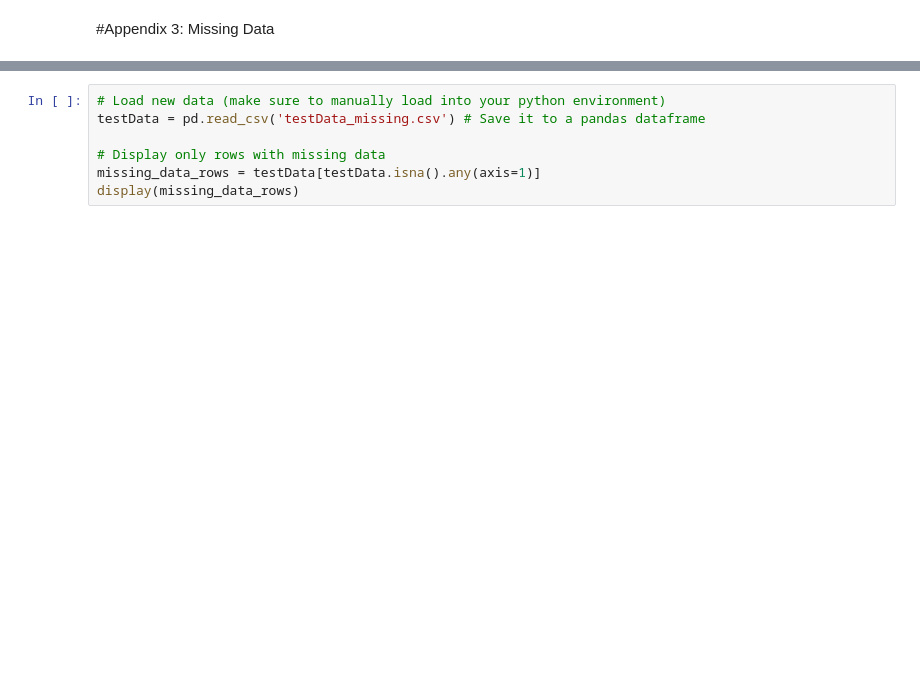
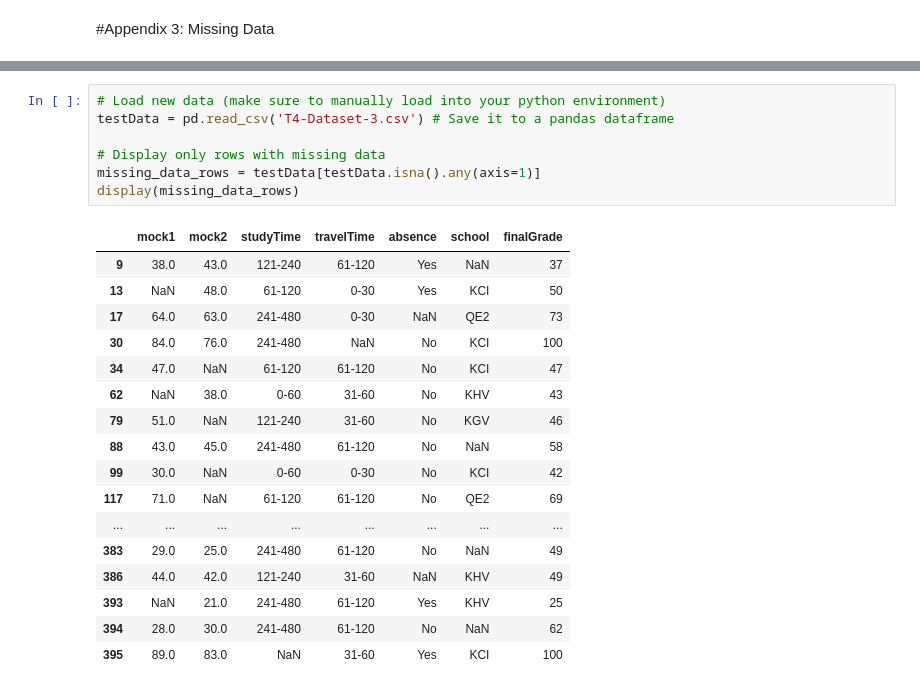
Before and after one commit to muhammedazhar/MSc-DataScience, a Jupyter notebook: COMP1801-ML/Week04/T4-Exercise.ipynb, the cells around one changed output, grey strips where cells are left out. Drawn from its saved outputs; the diff is of its cells as text; blank space fills up the shorter version.

```diff
--- a/COMP1801-ML/Week04/T4-Exercise.ipynb
+++ b/COMP1801-ML/Week04/T4-Exercise.ipynb
@@ -1437,10 +1715,28 @@ Below I have an example of the school test dataset from exercise 1, but with mis
 # %%
 # Load new data (make sure to manually load into your python environment)
-testData = pd.read_csv('testData_missing.csv') # Save it to a pandas dataframe
+testData = pd.read_csv('T4-Dataset-3.csv') # Save it to a pandas dataframe
 
 # Display only rows with missing data
 missing_data_rows = testData[testData.isna().any(axis=1)]
 display(missing_data_rows)
+# %% [output]
+|  | mock1 | mock2 | studyTime | travelTime | absence | school | finalGrade |
+| 9 | 38.0 | 43.0 | 121-240 | 61-120 | Yes | NaN | 37 |
+| 13 | NaN | 48.0 | 61-120 | 0-30 | Yes | KCI | 50 |
+| 17 | 64.0 | 63.0 | 241-480 | 0-30 | NaN | QE2 | 73 |
+| 30 | 84.0 | 76.0 | 241-480 | NaN | No | KCI | 100 |
+| 34 | 47.0 | NaN | 61-120 | 61-120 | No | KCI | 47 |
+| 62 | NaN | 38.0 | 0-60 | 31-60 | No | KHV | 43 |
+| 79 | 51.0 | NaN | 121-240 | 31-60 | No | KGV | 46 |
+| 88 | 43.0 | 45.0 | 241-480 | 61-120 | No | NaN | 58 |
+| 99 | 30.0 | NaN | 0-60 | 0-30 | No | KCI | 42 |
+| 117 | 71.0 | NaN | 61-120 | 61-120 | No | QE2 | 69 |
+| ... | ... | ... | ... | ... | ... | ... | ... |
+| 383 | 29.0 | 25.0 | 241-480 | 61-120 | No | NaN | 49 |
+| 386 | 44.0 | 42.0 | 121-240 | 31-60 | NaN | KHV | 49 |
+| 393 | NaN | 21.0 | 241-480 | 61-120 | Yes | KHV | 25 |
+| 394 | 28.0 | 30.0 | 241-480 | 61-120 | No | NaN | 62 |
+| 395 | 89.0 | 83.0 | NaN | 31-60 | Yes | KCI | 100 |
 # %%
 from sklearn.impute import SimpleImputer
 
```
Also changed, not shown: parts of 27 cells of this notebook.
